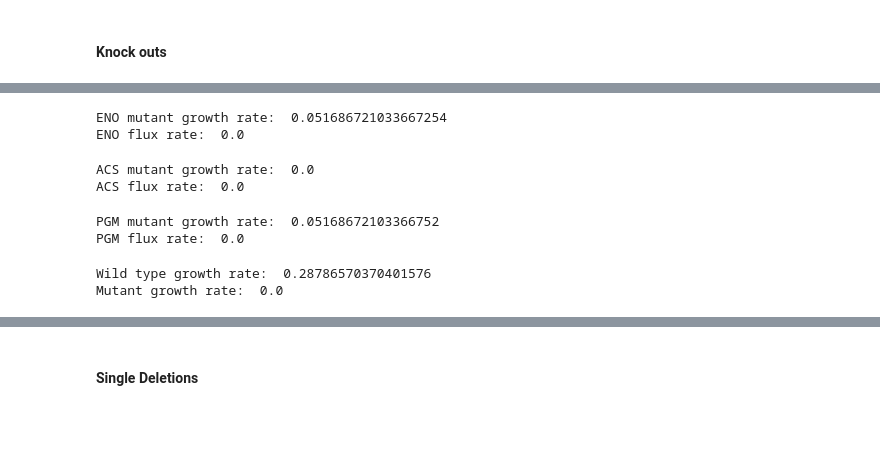
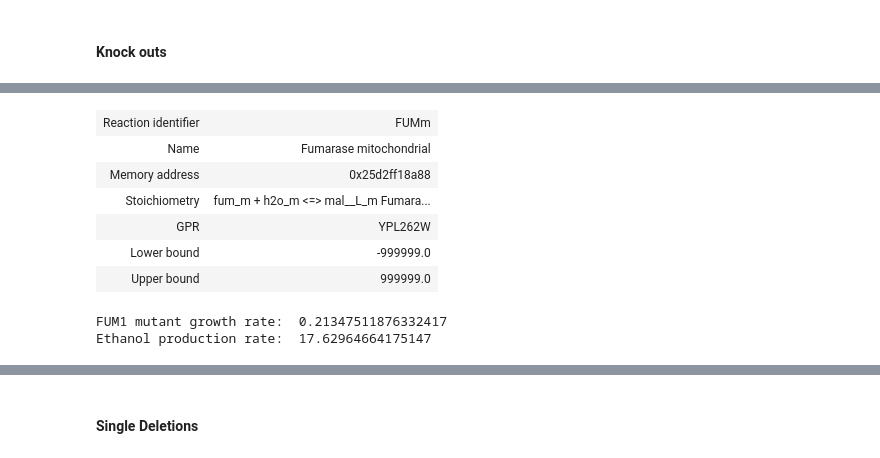
Before and after one commit to BioSystemsUM/s2m2, a Jupyter notebook: flux_analysis/s2m2 - hands-on cobra - Exercise 6.ipynb, the cells around one changed output, grey strips where cells are left out. Saved outputs shown, nothing was run; the diff lists cells and outputs as text; code cells hidden in the pictures; blank space fills up the shorter version.

```diff
--- a/flux_analysis/s2m2 - hands-on cobra - Exercise 6.ipynb
+++ b/flux_analysis/s2m2 - hands-on cobra - Exercise 6.ipynb
@@ -196,47 +223,20 @@ Secretion
+# %%
+model.reactions.FUMm
+# %% [output]
+| Reaction identifier | FUMm |
+| Name | Fumarase mitochondrial |
+| Memory address | 0x25d2ff18a88 |
+| Stoichiometry | fum_m + h2o_m <=> mal__L_m Fumara... |
+| GPR | YPL262W |
+| Lower bound | -999999.0 |
+| Upper bound | 999999.0 |
 # %%
-#knock out the ENO reaction
+#knock out the YPL262W (FUM1) gene associated with FUM and FUMm reactions
 with model:
-    model.reactions.ENO.knock_out()
-    fba_solution = model.optimize()
-    print('ENO mutant growth rate: ', fba_solution.fluxes['BIOMASS_SC5_notrace'])
-    print('ENO flux rate: ', fba_solution.fluxes['ENO'])
+    model.genes.YPL262W.knock_out()
+    pfba_solution = cobra.flux_analysis.pfba(model)
+    print('FUM1 mutant growth rate: ', pfba_solution.fluxes['BIOMASS_SC5_notrace'])
+    print('Ethanol production rate: ', pfba_solution.fluxes['EX_etoh_e'])
 # %% [output]
-ENO mutant growth rate:  0.051686721033667254
-ENO flux rate:  0.0
+FUM1 mutant growth rate:  0.21347511876332417
+Ethanol production rate:  17.62964664175147
-# %%
-#knock out the ACS gene
-with model:
-    model.genes.YLR153C.knock_out()
-    fba_solution = model.optimize()
-    print('ACS mutant growth rate: ', fba_solution.fluxes['BIOMASS_SC5_notrace'])
-    print('ACS flux rate: ', fba_solution.fluxes['ACS'])
-# %% [output]
-ACS mutant growth rate:  0.0
-ACS flux rate:  0.0
-# %%
-#knock out the PGM GPRs
-with model:
-    model.genes.YKL152C.knock_out()
-    model.genes.YDL021W.knock_out()
-    model.genes.YOL056W.knock_out()
-    fba_solution = model.optimize()
-    print('PGM mutant growth rate: ', fba_solution.fluxes['BIOMASS_SC5_notrace'])
-    print('PGM flux rate: ', fba_solution.fluxes['PGM'])
-# %% [output]
-PGM mutant growth rate:  0.05168672103366752
-PGM flux rate:  0.0
-# %%
-#all knock outs at once
-with model:
-    fba_solution = model.optimize()
-    model.reactions.ENO.knock_out()
-    model.genes.YLR153C.knock_out()
-    model.genes.YKL152C.knock_out()
-    model.genes.YDL021W.knock_out()
-    model.genes.YOL056W.knock_out()
-    mutant_fba = model.optimize()
-    print('Wild type growth rate: ', fba_solution.fluxes['BIOMASS_SC5_notrace'])
-    print('Mutant growth rate: ', mutant_fba.fluxes['BIOMASS_SC5_notrace'])
-# %% [output]
-Wild type growth rate:  0.28786570370401576
-Mutant growth rate:  0.0
```
Also changed, not shown: parts of 23 cells of this notebook, 1 other file.
